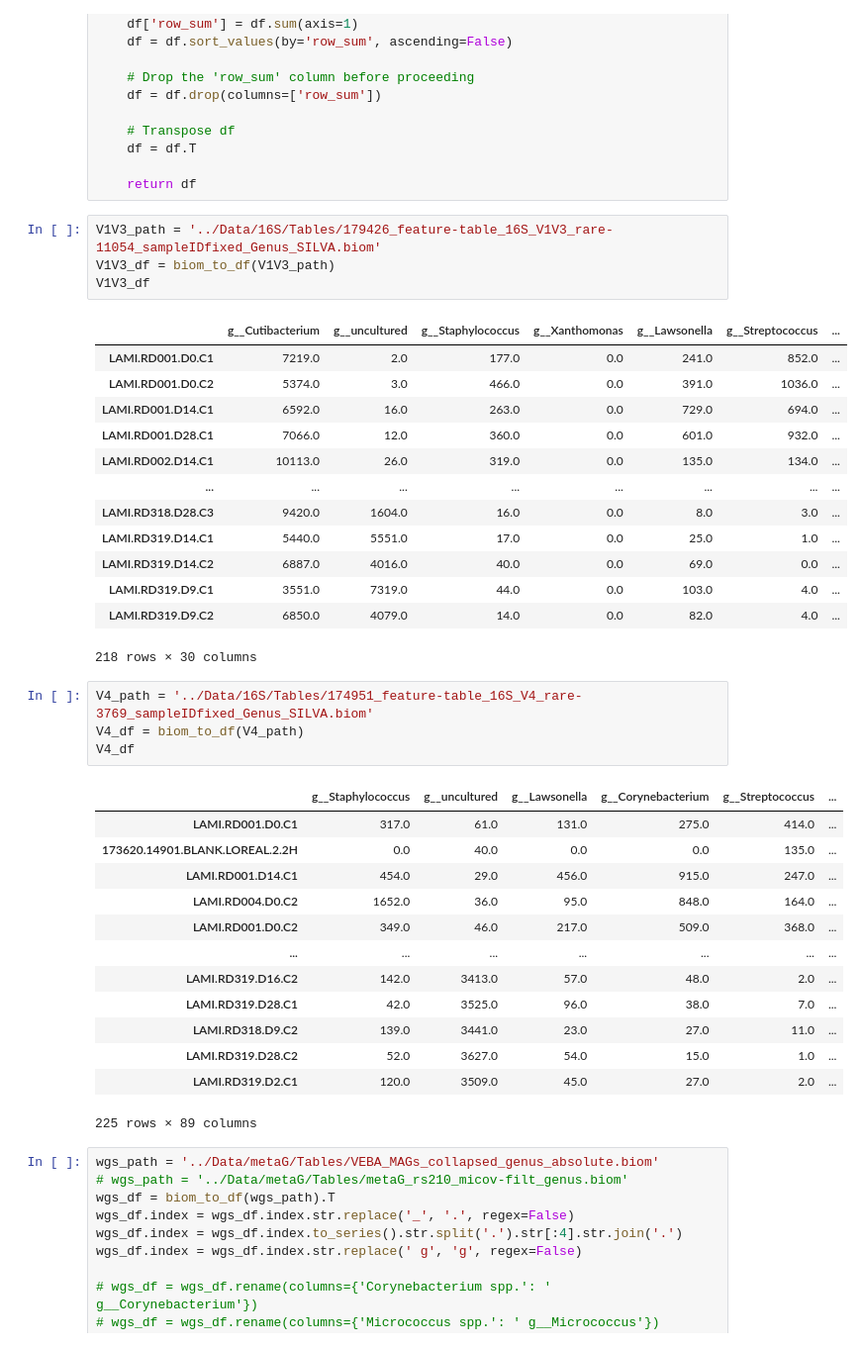
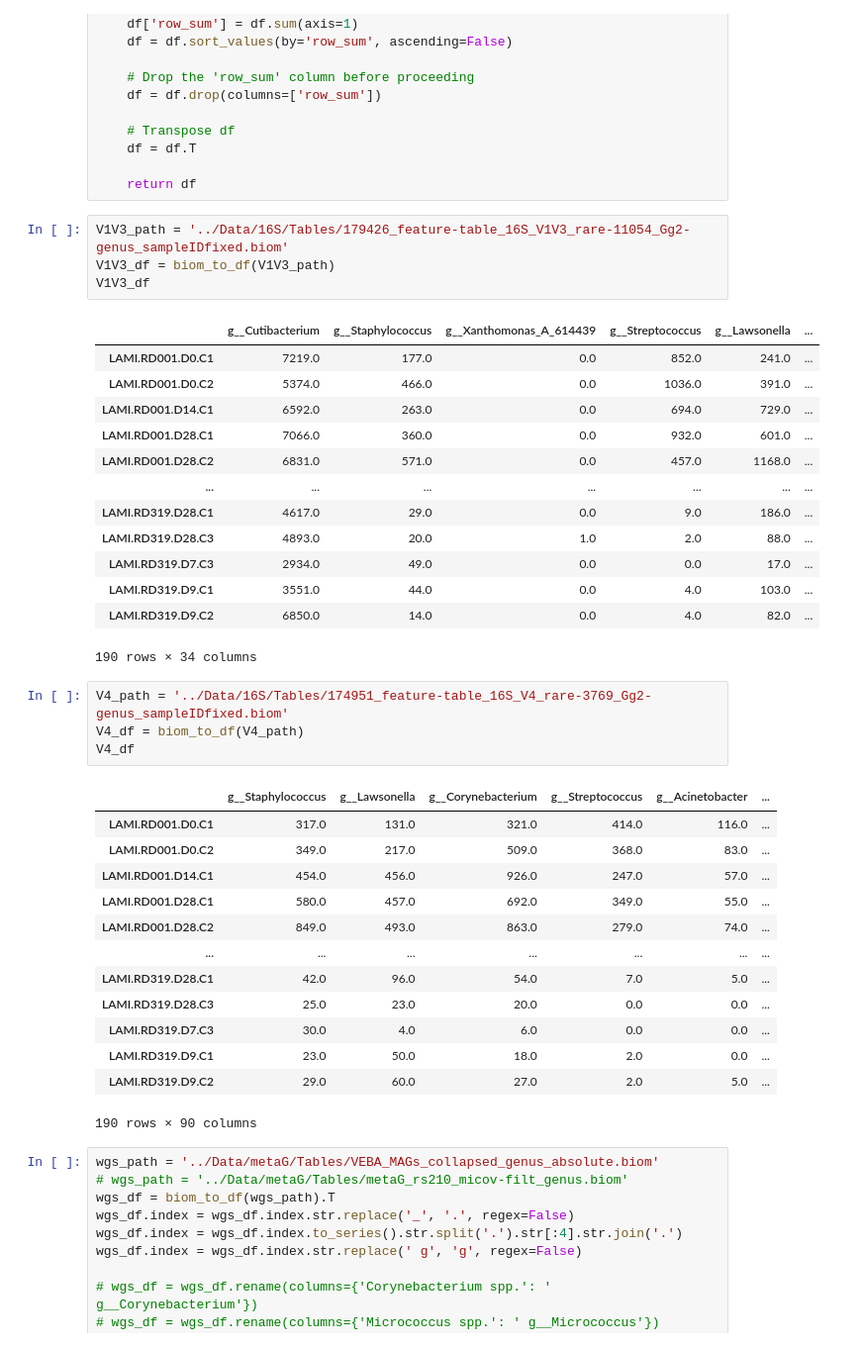
Before and after one commit to knightlab-analyses/Acne_Longitudinal_Microbiome, a Jupyter notebook: Notebooks/16S_taxa-severity-correlation.ipynb, the cells around one changed output. Shown at 99% size. Saved outputs shown, nothing was run; the diff lists cells and outputs as text.

Commit message:
update severity correlation analyses with Gg2 data

```diff
--- a/Notebooks/16S_taxa-severity-correlation.ipynb
+++ b/Notebooks/16S_taxa-severity-correlation.ipynb
@@ -57,41 +57,41 @@ def biom_to_df(biom_path):
 
     return df
 # %%
-V1V3_path = '../Data/16S/Tables/179426_feature-table_16S_V1V3_rare-11054_sampleIDfixed_Genus_SILVA.biom'
+V1V3_path = '../Data/16S/Tables/179426_feature-table_16S_V1V3_rare-11054_Gg2-genus_sampleIDfixed.biom'
 V1V3_df = biom_to_df(V1V3_path)
 V1V3_df
 # %% [output]
-|  | g__Cutibacterium | g__uncultured | g__Staphylococcus | g__Xanthomonas | g__Lawsonella | g__Streptococcus | ... |
-| LAMI.RD001.D0.C1 | 7219.0 | 2.0 | 177.0 | 0.0 | 241.0 | 852.0 | ... |
-| LAMI.RD001.D0.C2 | 5374.0 | 3.0 | 466.0 | 0.0 | 391.0 | 1036.0 | ... |
-| LAMI.RD001.D14.C1 | 6592.0 | 16.0 | 263.0 | 0.0 | 729.0 | 694.0 | ... |
-| LAMI.RD001.D28.C1 | 7066.0 | 12.0 | 360.0 | 0.0 | 601.0 | 932.0 | ... |
-| LAMI.RD002.D14.C1 | 10113.0 | 26.0 | 319.0 | 0.0 | 135.0 | 134.0 | ... |
-| ... | ... | ... | ... | ... | ... | ... | ... |
-| LAMI.RD318.D28.C3 | 9420.0 | 1604.0 | 16.0 | 0.0 | 8.0 | 3.0 | ... |
-| LAMI.RD319.D14.C1 | 5440.0 | 5551.0 | 17.0 | 0.0 | 25.0 | 1.0 | ... |
-| LAMI.RD319.D14.C2 | 6887.0 | 4016.0 | 40.0 | 0.0 | 69.0 | 0.0 | ... |
-| LAMI.RD319.D9.C1 | 3551.0 | 7319.0 | 44.0 | 0.0 | 103.0 | 4.0 | ... |
-| LAMI.RD319.D9.C2 | 6850.0 | 4079.0 | 14.0 | 0.0 | 82.0 | 4.0 | ... |
+|  | g__Cutibacterium | g__Staphylococcus | g__Xanthomonas_A_614439 | g__Streptococcus | g__Lawsonella | ... |
+| LAMI.RD001.D0.C1 | 7219.0 | 177.0 | 0.0 | 852.0 | 241.0 | ... |
+| LAMI.RD001.D0.C2 | 5374.0 | 466.0 | 0.0 | 1036.0 | 391.0 | ... |
+| LAMI.RD001.D14.C1 | 6592.0 | 263.0 | 0.0 | 694.0 | 729.0 | ... |
+| LAMI.RD001.D28.C1 | 7066.0 | 360.0 | 0.0 | 932.0 | 601.0 | ... |
+| LAMI.RD001.D28.C2 | 6831.0 | 571.0 | 0.0 | 457.0 | 1168.0 | ... |
+| ... | ... | ... | ... | ... | ... | ... |
+| LAMI.RD319.D28.C1 | 4617.0 | 29.0 | 0.0 | 9.0 | 186.0 | ... |
+| LAMI.RD319.D28.C3 | 4893.0 | 20.0 | 1.0 | 2.0 | 88.0 | ... |
+| LAMI.RD319.D7.C3 | 2934.0 | 49.0 | 0.0 | 0.0 | 17.0 | ... |
+| LAMI.RD319.D9.C1 | 3551.0 | 44.0 | 0.0 | 4.0 | 103.0 | ... |
+| LAMI.RD319.D9.C2 | 6850.0 | 14.0 | 0.0 | 4.0 | 82.0 | ... |
-218 rows × 30 columns
+190 rows × 34 columns
 # %%
-V4_path = '../Data/16S/Tables/174951_feature-table_16S_V4_rare-3769_sampleIDfixed_Genus_SILVA.biom'
+V4_path = '../Data/16S/Tables/174951_feature-table_16S_V4_rare-3769_Gg2-genus_sampleIDfixed.biom'
 V4_df = biom_to_df(V4_path)
 V4_df
 # %% [output]
-|  | g__Staphylococcus | g__uncultured | g__Lawsonella | g__Corynebacterium | g__Streptococcus | ... |
-| LAMI.RD001.D0.C1 | 317.0 | 61.0 | 131.0 | 275.0 | 414.0 | ... |
-| 173620.14901.BLANK.LOREAL.2.2H | 0.0 | 40.0 | 0.0 | 0.0 | 135.0 | ... |
-| LAMI.RD001.D14.C1 | 454.0 | 29.0 | 456.0 | 915.0 | 247.0 | ... |
-| LAMI.RD004.D0.C2 | 1652.0 | 36.0 | 95.0 | 848.0 | 164.0 | ... |
-| LAMI.RD001.D0.C2 | 349.0 | 46.0 | 217.0 | 509.0 | 368.0 | ... |
+|  | g__Staphylococcus | g__Lawsonella | g__Corynebacterium | g__Streptococcus | g__Acinetobacter | ... |
+| LAMI.RD001.D0.C1 | 317.0 | 131.0 | 321.0 | 414.0 | 116.0 | ... |
+| LAMI.RD001.D0.C2 | 349.0 | 217.0 | 509.0 | 368.0 | 83.0 | ... |
+| LAMI.RD001.D14.C1 | 454.0 | 456.0 | 926.0 | 247.0 | 57.0 | ... |
+| LAMI.RD001.D28.C1 | 580.0 | 457.0 | 692.0 | 349.0 | 55.0 | ... |
+| LAMI.RD001.D28.C2 | 849.0 | 493.0 | 863.0 | 279.0 | 74.0 | ... |
 | ... | ... | ... | ... | ... | ... | ... |
-| LAMI.RD319.D16.C2 | 142.0 | 3413.0 | 57.0 | 48.0 | 2.0 | ... |
-| LAMI.RD319.D28.C1 | 42.0 | 3525.0 | 96.0 | 38.0 | 7.0 | ... |
-| LAMI.RD318.D9.C2 | 139.0 | 3441.0 | 23.0 | 27.0 | 11.0 | ... |
-| LAMI.RD319.D28.C2 | 52.0 | 3627.0 | 54.0 | 15.0 | 1.0 | ... |
-| LAMI.RD319.D2.C1 | 120.0 | 3509.0 | 45.0 | 27.0 | 2.0 | ... |
+| LAMI.RD319.D28.C1 | 42.0 | 96.0 | 54.0 | 7.0 | 5.0 | ... |
+| LAMI.RD319.D28.C3 | 25.0 | 23.0 | 20.0 | 0.0 | 0.0 | ... |
+| LAMI.RD319.D7.C3 | 30.0 | 4.0 | 6.0 | 0.0 | 0.0 | ... |
+| LAMI.RD319.D9.C1 | 23.0 | 50.0 | 18.0 | 2.0 | 0.0 | ... |
+| LAMI.RD319.D9.C2 | 29.0 | 60.0 | 27.0 | 2.0 | 5.0 | ... |
-225 rows × 89 columns
+190 rows × 90 columns
 # %%
 wgs_path = '../Data/metaG/Tables/VEBA_MAGs_collapsed_genus_absolute.biom'
 # wgs_path = '../Data/metaG/Tables/metaG_rs210_micov-filt_genus.biom'
```
Also changed, not shown: parts of 1 cell of this notebook, 12 other files.
